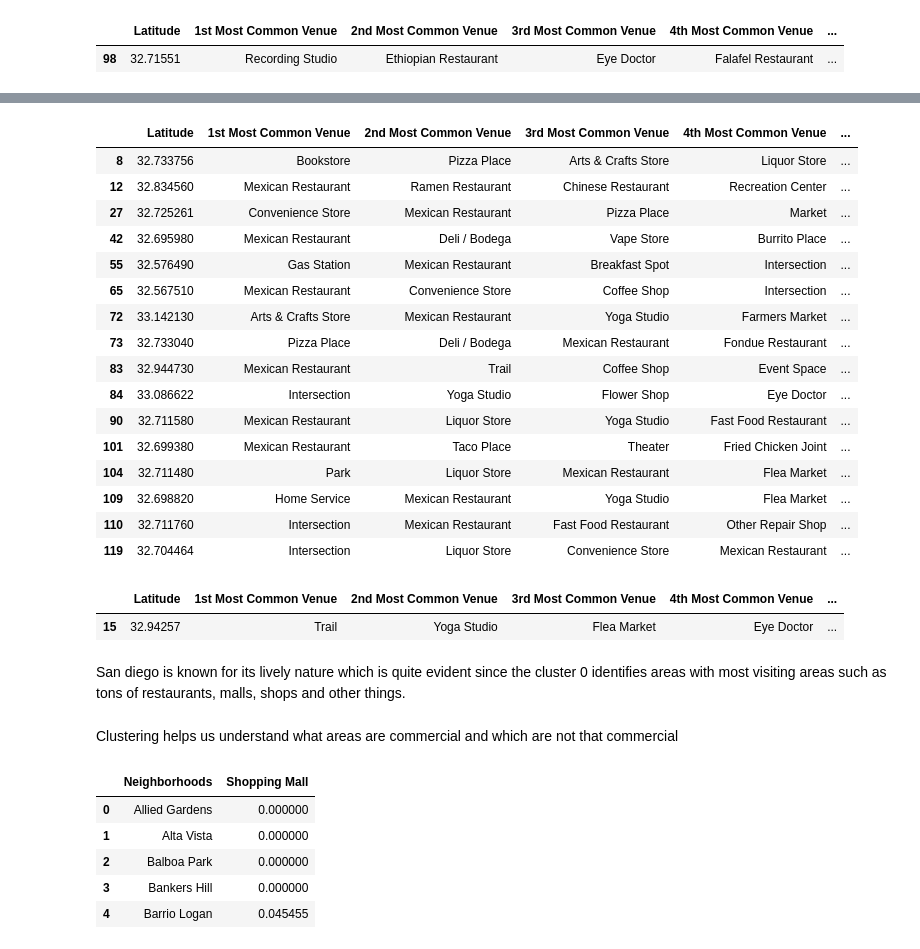
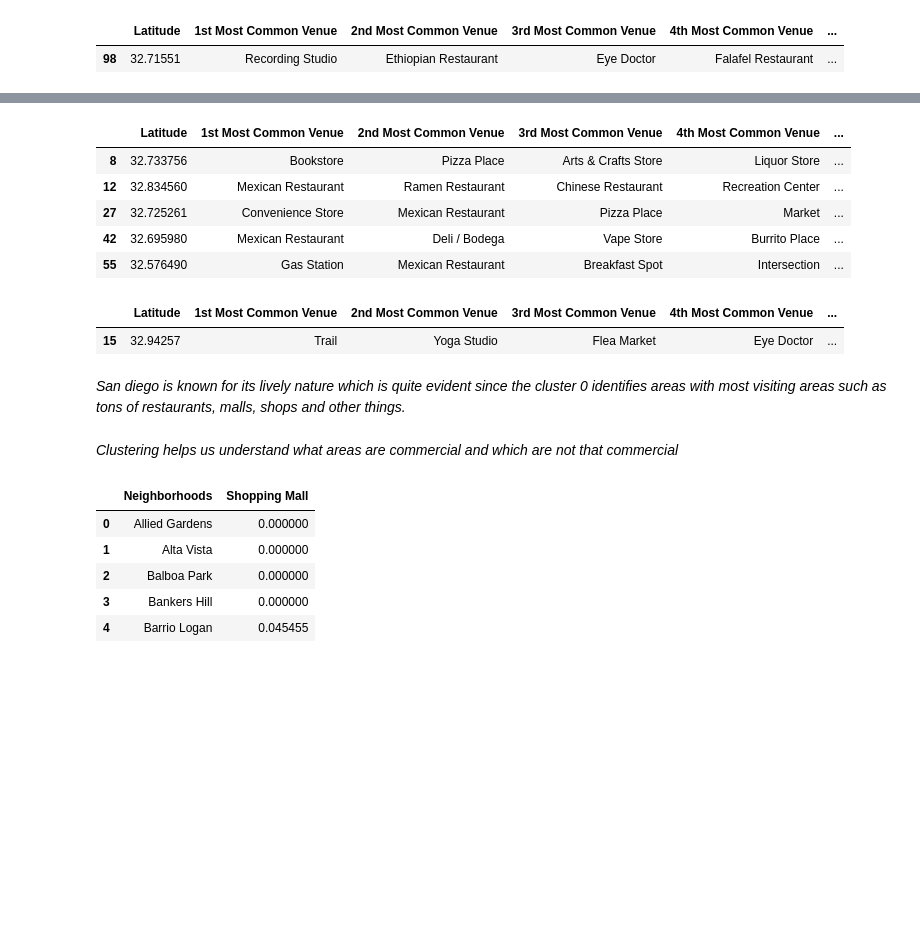
Before and after one commit to varungupta333/Capstone-Project-Data-Science-IBM, a Jupyter notebook: Capstone project.ipynb, the cells around one changed output, grey strips where cells are left out. Saved outputs shown, nothing was run; the diff lists cells and outputs as text; code cells hidden in the pictures; blank space fills up the shorter version.

```diff
--- a/Capstone project.ipynb
+++ b/Capstone project.ipynb
@@ -494,32 +455,21 @@ san_merged.loc[san_merged['Cluster Label'] == 3, san_merged.columns[[1] + list(r
 # %%
-san_merged.loc[san_merged['Cluster Label'] == 4, san_merged.columns[[1] + list(range(3, san_merged.shape[1]))]]
+san_merged.loc[san_merged['Cluster Label'] == 4, san_merged.columns[[1] + list(range(3, san_merged.shape[1]))]].head()
 # %% [output]
 |  | Latitude | 1st Most Common Venue | 2nd Most Common Venue | 3rd Most Common Venue | 4th Most Common Venue | ... |
 | 8 | 32.733756 | Bookstore | Pizza Place | Arts & Crafts Store | Liquor Store | ... |
 | 12 | 32.834560 | Mexican Restaurant | Ramen Restaurant | Chinese Restaurant | Recreation Center | ... |
 | 27 | 32.725261 | Convenience Store | Mexican Restaurant | Pizza Place | Market | ... |
 | 42 | 32.695980 | Mexican Restaurant | Deli / Bodega | Vape Store | Burrito Place | ... |
 | 55 | 32.576490 | Gas Station | Mexican Restaurant | Breakfast Spot | Intersection | ... |
-| 65 | 32.567510 | Mexican Restaurant | Convenience Store | Coffee Shop | Intersection | ... |
-| 72 | 33.142130 | Arts & Crafts Store | Mexican Restaurant | Yoga Studio | Farmers Market | ... |
-| 73 | 32.733040 | Pizza Place | Deli / Bodega | Mexican Restaurant | Fondue Restaurant | ... |
-| 83 | 32.944730 | Mexican Restaurant | Trail | Coffee Shop | Event Space | ... |
-| 84 | 33.086622 | Intersection | Yoga Studio | Flower Shop | Eye Doctor | ... |
-| 90 | 32.711580 | Mexican Restaurant | Liquor Store | Yoga Studio | Fast Food Restaurant | ... |
-| 101 | 32.699380 | Mexican Restaurant | Taco Place | Theater | Fried Chicken Joint | ... |
-| 104 | 32.711480 | Park | Liquor Store | Mexican Restaurant | Flea Market | ... |
-| 109 | 32.698820 | Home Service | Mexican Restaurant | Yoga Studio | Flea Market | ... |
-| 110 | 32.711760 | Intersection | Mexican Restaurant | Fast Food Restaurant | Other Repair Shop | ... |
-| 119 | 32.704464 | Intersection | Liquor Store | Convenience Store | Mexican Restaurant | ... |
 # %%
 san_merged.loc[san_merged['Cluster Label'] == 5, san_merged.columns[[1] + list(range(3, san_merged.shape[1]))]]
 # %% [output]
 |  | Latitude | 1st Most Common Venue | 2nd Most Common Venue | 3rd Most Common Venue | 4th Most Common Venue | ... |
 | 15 | 32.94257 | Trail | Yoga Studio | Flea Market | Eye Doctor | ... |
 # %% [markdown]
-San diego is known for its lively nature which is quite evident since the cluster 0 identifies areas with most visiting areas such as tons of restaurants, malls, shops and other things.
+*San diego is known for its lively nature which is quite evident since the cluster 0 identifies areas with most visiting areas such as tons of restaurants, malls, shops and other things.*
 # %% [markdown]
-Clustering helps us understand what areas are commercial and which are not that commercial
+*Clustering helps us understand what areas are commercial and which are not that commercial*
 # %%
 df_mall = df_second[["Neighborhoods","Shopping Mall"]]
 df_mall.head()
```
Also changed, not shown: parts of 28 cells of this notebook.
